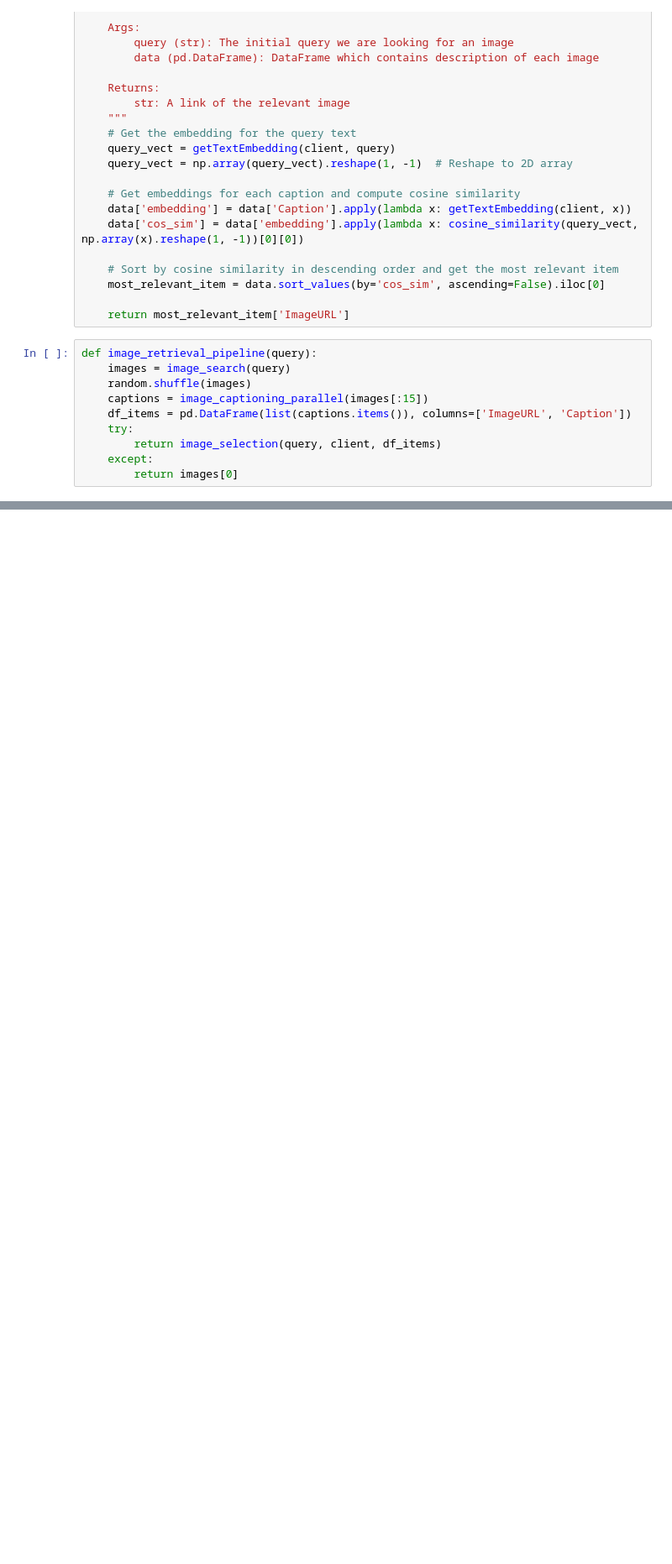
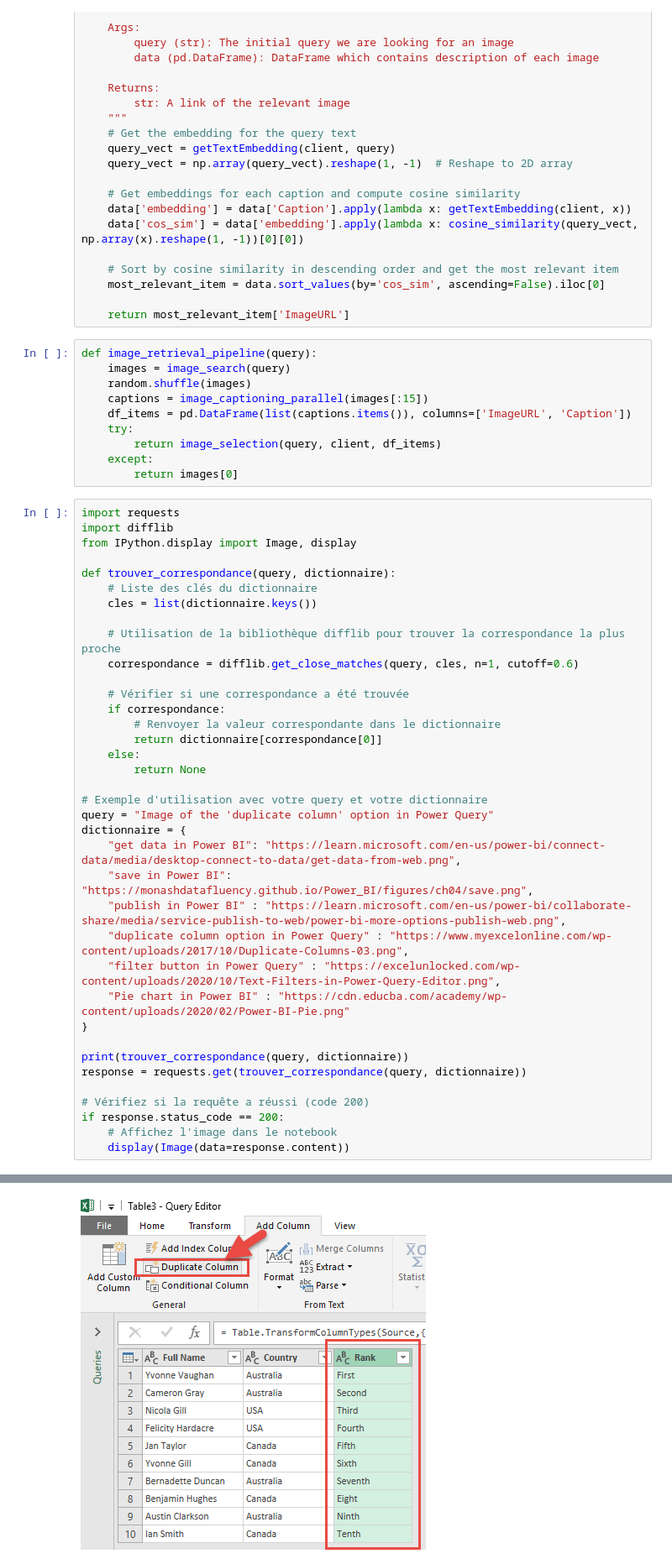
Before and after one commit to el-tegy/TolkAI, a Jupyter notebook: src/agent/image_retrieval_final.ipynb, the cells around one changed output, grey strips where cells are left out. Shown: that part at 84% size. Saved outputs shown, nothing was run; the diff lists cells and outputs as text; blank space fills up the shorter version.

```diff
--- a/src/agent/image_retrieval_final.ipynb
+++ b/src/agent/image_retrieval_final.ipynb
@@ -268,3 +273,41 @@ def image_retrieval_pipeline(query):
         return image_selection(query, client, df_items)
     except:
         return images[0]
+# %%
+import requests
+import difflib
+from IPython.display import Image, display
+
+def trouver_correspondance(query, dictionnaire):
+    # Liste des clés du dictionnaire
+    cles = list(dictionnaire.keys())
+
+    # Utilisation de la bibliothèque difflib pour trouver la correspondance la plus proche
+    correspondance = difflib.get_close_matches(query, cles, n=1, cutoff=0.6)
+
+    # Vérifier si une correspondance a été trouvée
+    if correspondance:
+        # Renvoyer la valeur correspondante dans le dictionnaire
+        return dictionnaire[correspondance[0]]
+    else:
+        return None
+
+# Exemple d'utilisation avec votre query et votre dictionnaire
+query = "Image of the 'duplicate column' option in Power Query"
+dictionnaire = {
+    "get data in Power BI": "https://learn.microsoft.com/en-us/power-bi/connect-data/media/desktop-connect-to-data/get-data-from-web.png",
+    "save in Power BI": "https://monashdatafluency.github.io/Power_BI/figures/ch04/save.png",
+    "publish in Power BI" : "https://learn.microsoft.com/en-us/power-bi/collaborate-share/media/service-publish-to-web/power-bi-more-options-publish-web.png",
+    "duplicate column option in Power Query" : "https://www.myexcelonline.com/wp-content/uploads/2017/10/Duplicate-Columns-03.png",
+    "filter button in Power Query" : "https://excelunlocked.com/wp-content/uploads/2020/10/Text-Filters-in-Power-Query-Editor.png",
+    "Pie chart in Power BI" : "https://cdn.educba.com/academy/wp-content/uploads/2020/02/Power-BI-Pie.png"
+}
+
+print(trouver_correspondance(query, dictionnaire))
+response = requests.get(trouver_correspondance(query, dictionnaire))
+
+# Vérifiez si la requête a réussi (code 200)
+if response.status_code == 200:
+    # Affichez l'image dans le notebook
+    display(Image(data=response.content))
+# %% [output]
@@ -270,0 +315 @@ def image_retrieval_pipeline(query):
+[figure, added]
```
Also changed, not shown: parts of 6 cells of this notebook, 17 other files.
